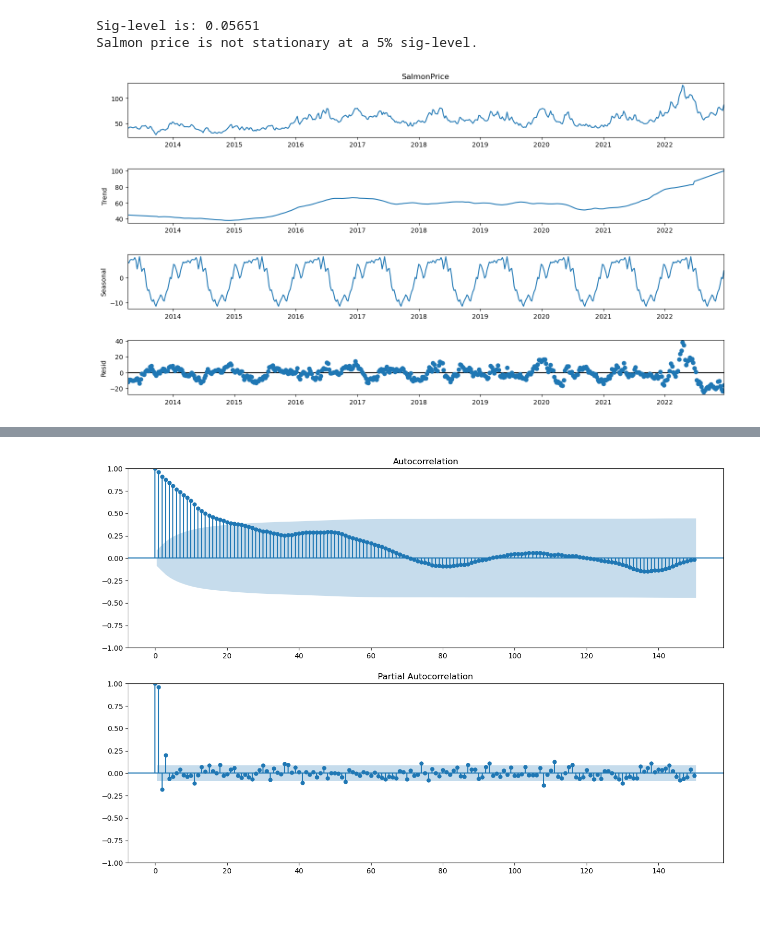
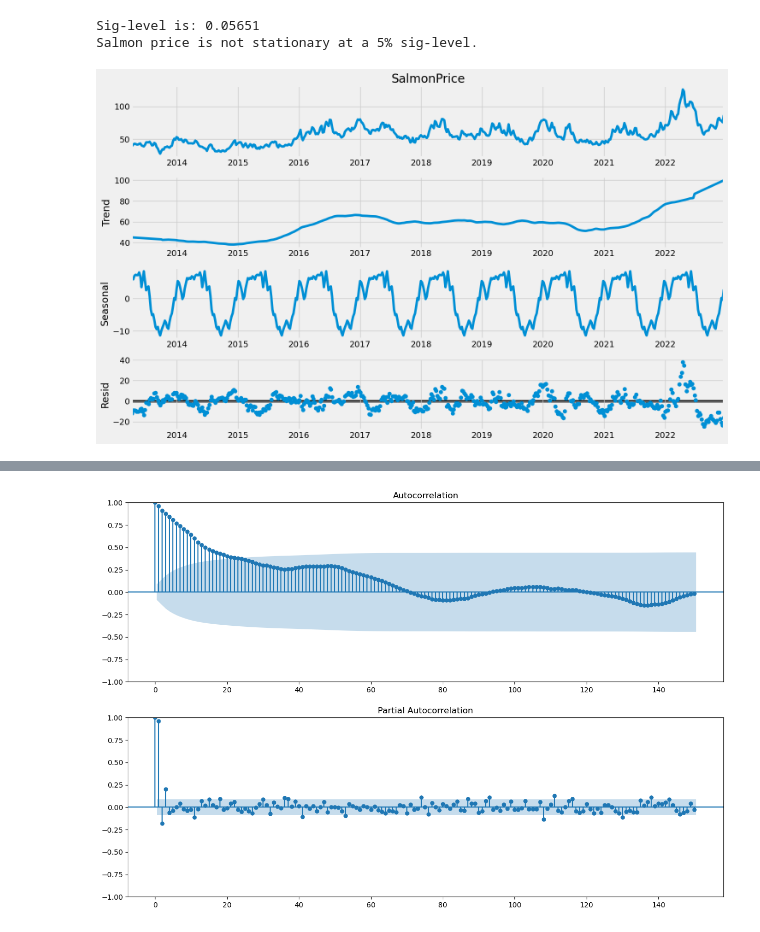
Before and after one commit to BachelorLaks/bachelor2023, a Jupyter notebook: data/ARIMA.ipynb, the cells around one changed output, grey strips where cells are left out. Cells and saved outputs as stored; diff of their text form; code cells hidden in the pictures.

```diff
--- a/data/ARIMA.ipynb
+++ b/data/ARIMA.ipynb
@@ -10,6 +10,7 @@ import statsmodels.api as sm
 var_set = pd.read_csv('var_set.csv', parse_dates=[0],index_col=[0])
 # %%
 y = var_set['SalmonPrice']
+plt.style.use('fivethirtyeight')
 fig, ax = plt.subplots(figsize=(20, 6))
 ax.plot(y,marker='.', linestyle='-', linewidth=0.5, label='Weekly')
 ax.plot(y.resample('M').mean(),marker='o', markersize=8, linestyle='-', label='Monthly Mean Resample')
@@ -47,9 +48,11 @@ Sig-level is: 0.05651
 Salmon price is not stationary at a 5% sig-level.
 # %%
 decomposition = sm.tsa.seasonal_decompose(var_set["SalmonPrice"], model='additive',extrapolate_trend='freq')
+#fig.set_linewidth(0.1)
 fig = decomposition.plot()
-fig.set_size_inches(15,8)
-plt.savefig('Figures/ARIMA/SeasonalDecompose.png')
+fig.set_size_inches(15,9)
+fig.tight_layout()
+plt.savefig('Figures/ARIMA/Decomposition.png')
 plt.show()
 # %% [output]
-[figure, old version]
+[figure, new version]
```
Also changed, not shown: parts of 2 cells of this notebook, 6 other files.
